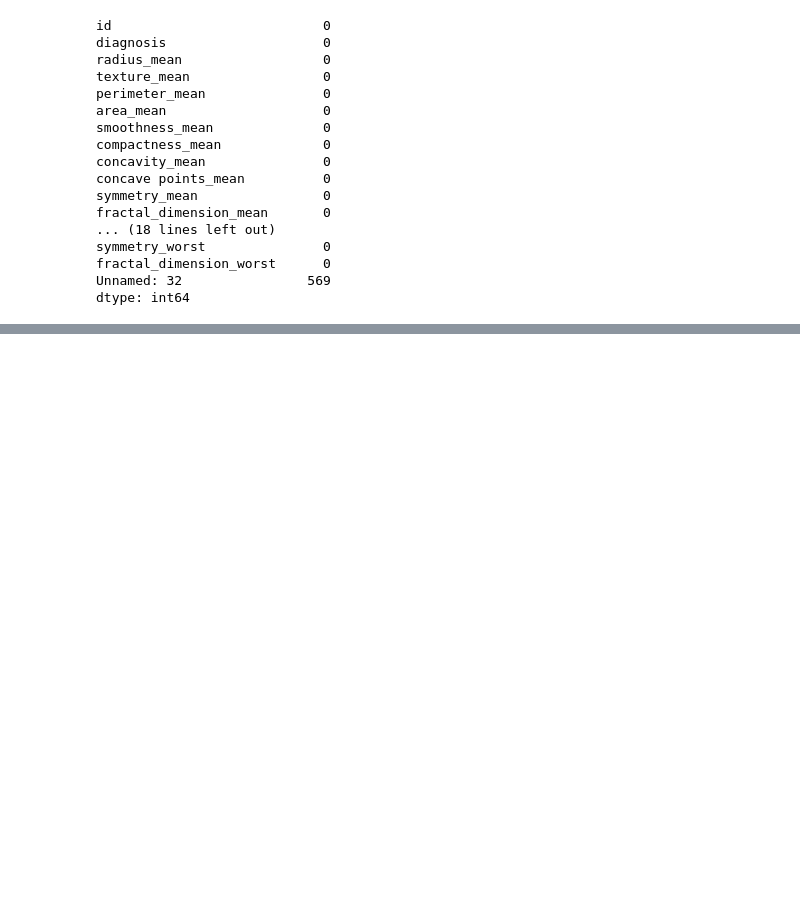
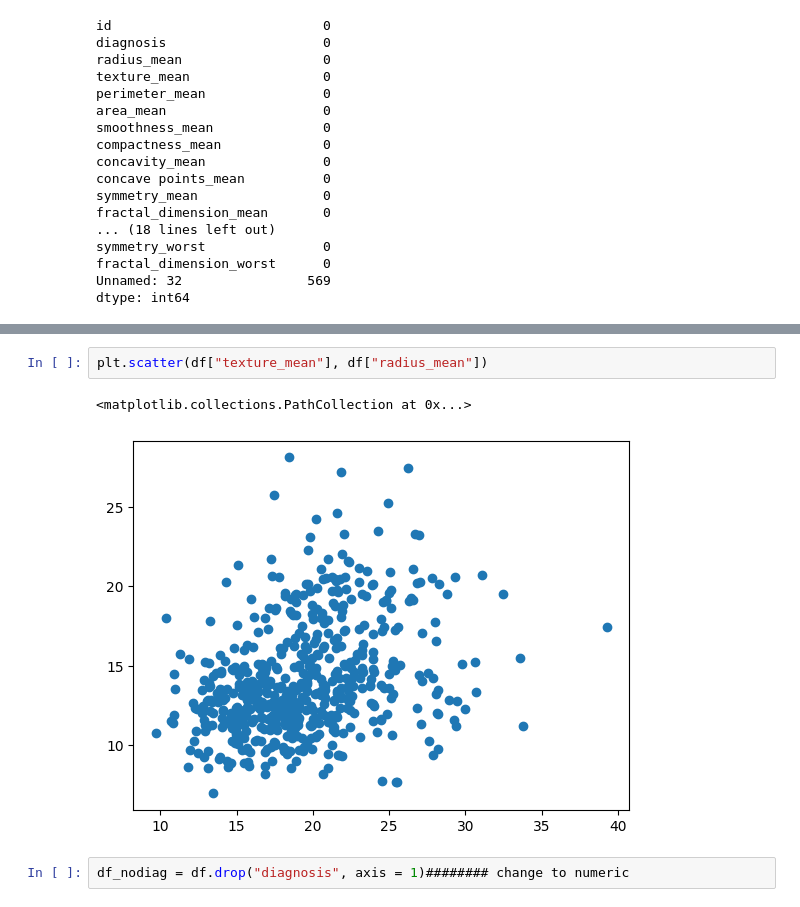
Before and after one commit to taniyeahh7/B_EDA_DA, a Jupyter notebook: EDA_JupyNb.ipynb, the cells around one changed output, grey strips where cells are left out. Saved outputs shown, nothing was run; the diff lists cells and outputs as text; blank space fills up the shorter version.

```diff
--- a/EDA_JupyNb.ipynb
+++ b/EDA_JupyNb.ipynb
@@ -80,0 +122,7 @@ dtype: int64
+# %%
+plt.scatter(df["texture_mean"], df["radius_mean"])
+# %% [output]
+<matplotlib.collections.PathCollection at 0x...>
+[figure, added]
+# %%
+df_nodiag = df.drop("diagnosis", axis = 1)######## change to numeric
```
Also changed, not shown: parts of 4 cells of this notebook.
